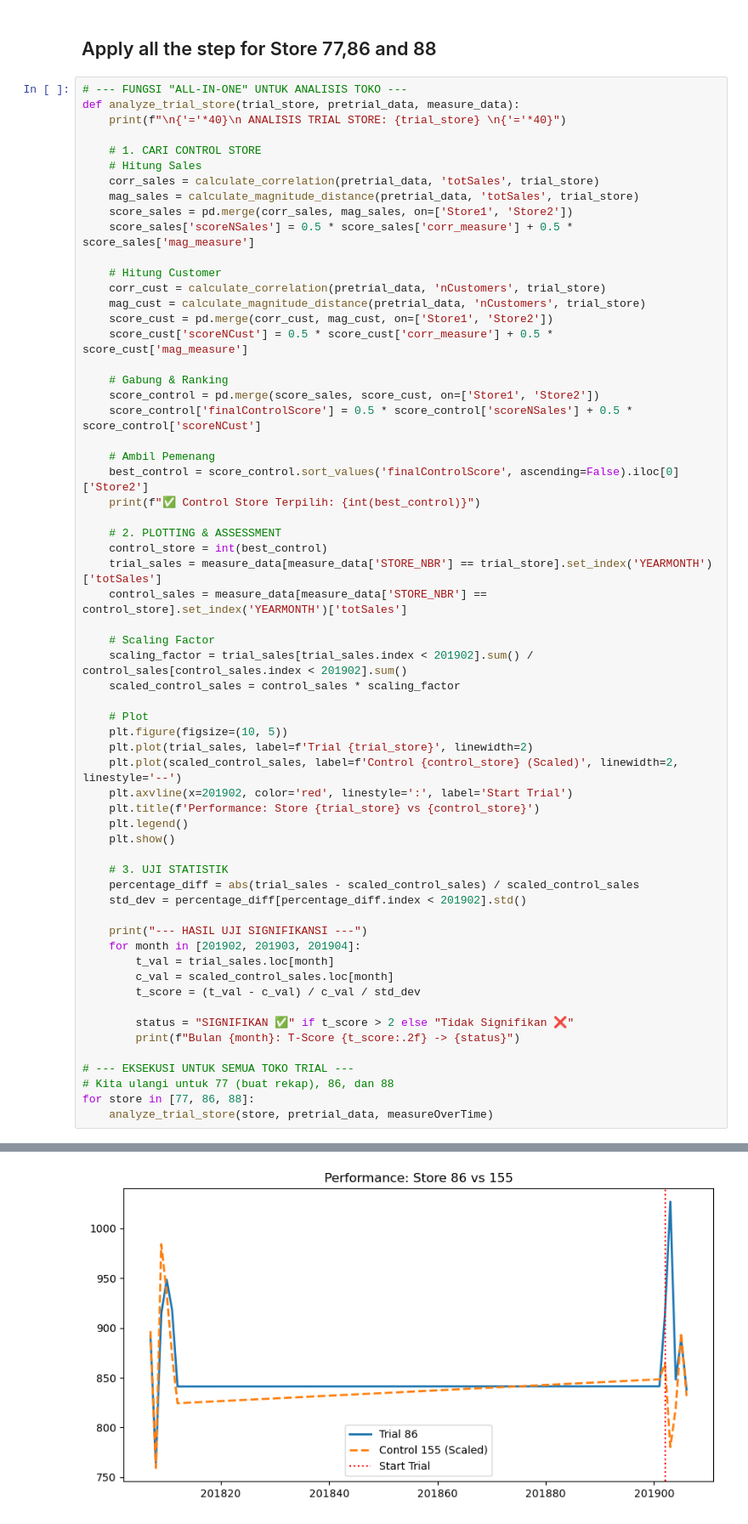
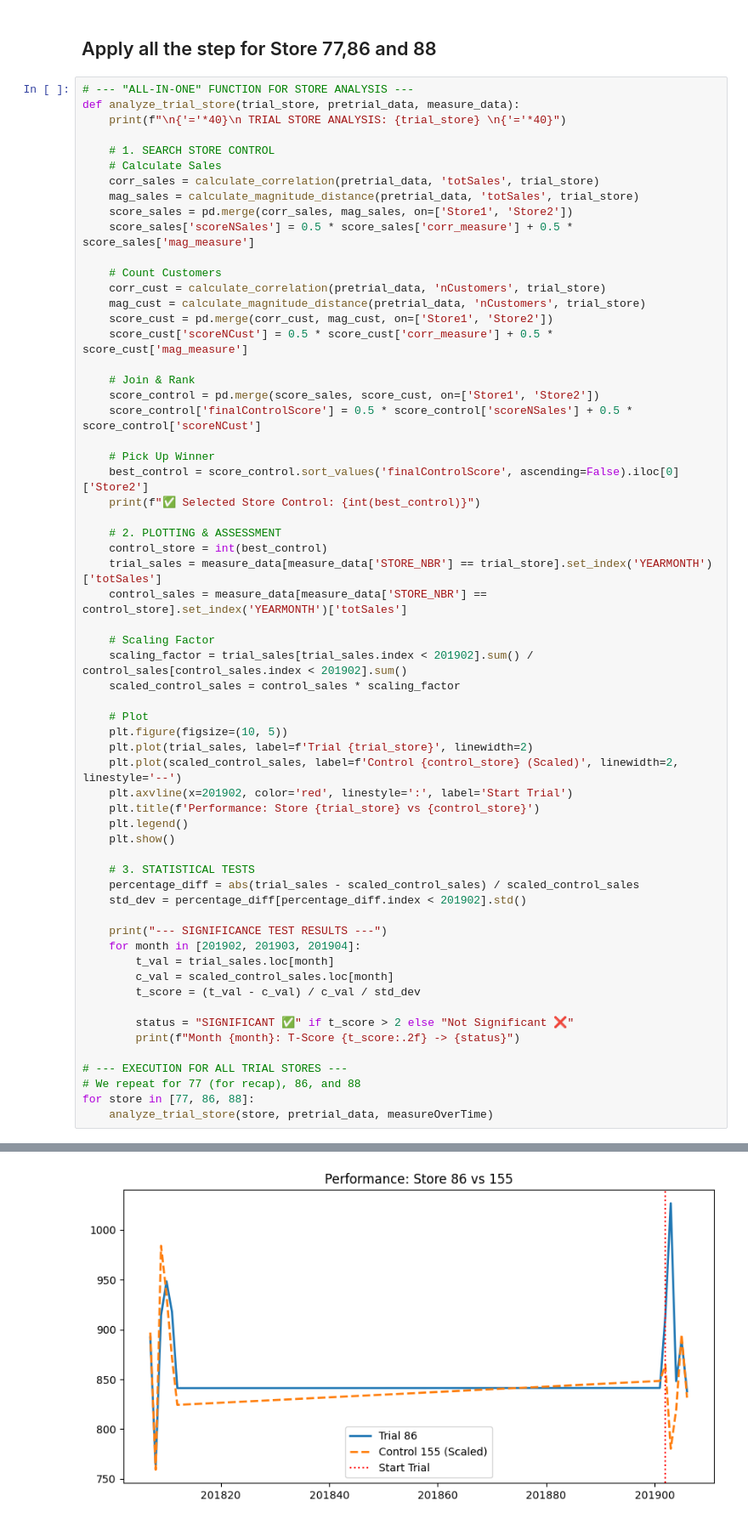
Before and after one commit to MuhZainur/Quantum_Project, a Jupyter notebook: DA/Julia_Analysis_Data_Task_2.ipynb, the cells around one changed output, grey strips where cells are left out. Shown at 85% size. Drawn from its saved outputs; the diff is of its cells as text.

```diff
--- a/DA/Julia_Analysis_Data_Task_2.ipynb
+++ b/DA/Julia_Analysis_Data_Task_2.ipynb
@@ -302,30 +302,30 @@ Bulan 201904: T-Value = 12.4764
 # %% [markdown]
 ## Apply all the step for Store 77,86 and 88
 # %%
-# --- FUNGSI "ALL-IN-ONE" UNTUK ANALISIS TOKO ---
+# --- "ALL-IN-ONE" FUNCTION FOR STORE ANALYSIS ---
 def analyze_trial_store(trial_store, pretrial_data, measure_data):
-    print(f"\n{'='*40}\n ANALISIS TRIAL STORE: {trial_store} \n{'='*40}")
+    print(f"\n{'='*40}\n TRIAL STORE ANALYSIS: {trial_store} \n{'='*40}")
 
-    # 1. CARI CONTROL STORE
-    # Hitung Sales
+    # 1. SEARCH STORE CONTROL
+    # Calculate Sales
     corr_sales = calculate_correlation(pretrial_data, 'totSales', trial_store)
     mag_sales = calculate_magnitude_distance(pretrial_data, 'totSales', trial_store)
     score_sales = pd.merge(corr_sales, mag_sales, on=['Store1', 'Store2'])
     score_sales['scoreNSales'] = 0.5 * score_sales['corr_measure'] + 0.5 * score_sales['mag_measure']
 
-    # Hitung Customer
+    # Count Customers
     corr_cust = calculate_correlation(pretrial_data, 'nCustomers', trial_store)
     mag_cust = calculate_magnitude_distance(pretrial_data, 'nCustomers', trial_store)
     score_cust = pd.merge(corr_cust, mag_cust, on=['Store1', 'Store2'])
     score_cust['scoreNCust'] = 0.5 * score_cust['corr_measure'] + 0.5 * score_cust['mag_measure']
 
-    # Gabung & Ranking
+    # Join & Rank
     score_control = pd.merge(score_sales, score_cust, on=['Store1', 'Store2'])
     score_control['finalControlScore'] = 0.5 * score_control['scoreNSales'] + 0.5 * score_control['scoreNCust']
 
-    # Ambil Pemenang
+    # Pick Up Winner
     best_control = score_control.sort_values('finalControlScore', ascending=False).iloc[0]['Store2']
-    print(f"✅ Control Store Terpilih: {int(best_control)}")
+    print(f"✅ Selected Store Control: {int(best_control)}")
 
     # 2. PLOTTING & ASSESSMENT
     control_store = int(best_control)
@@ -345,21 +345,21 @@ def analyze_trial_store(trial_store, pretrial_data, measure_data):
     plt.legend()
     plt.show()
 
-    # 3. UJI STATISTIK
+    # 3. STATISTICAL TESTS
     percentage_diff = abs(trial_sales - scaled_control_sales) / scaled_control_sales
     std_dev = percentage_diff[percentage_diff.index < 201902].std()
 
-    print("--- HASIL UJI SIGNIFIKANSI ---")
+    print("--- SIGNIFICANCE TEST RESULTS ---")
     for month in [201902, 201903, 201904]:
         t_val = trial_sales.loc[month]
         c_val = scaled_control_sales.loc[month]
         t_score = (t_val - c_val) / c_val / std_dev
 
-        status = "SIGNIFIKAN ✅" if t_score > 2 else "Tidak Signifikan ❌"
-        print(f"Bulan {month}: T-Score {t_score:.2f} -> {status}")
+        status = "SIGNIFICANT ✅" if t_score > 2 else "Not Significant ❌"
+        print(f"Month {month}: T-Score {t_score:.2f} -> {status}")
 
-# --- EKSEKUSI UNTUK SEMUA TOKO TRIAL ---
-# Kita ulangi untuk 77 (buat rekap), 86, dan 88
+# --- EXECUTION FOR ALL TRIAL STORES ---
+# We repeat for 77 (for recap), 86, and 88
 for store in [77, 86, 88]:
     analyze_trial_store(store, pretrial_data, measureOverTime)
 # %% [output]
@@ -380 +380 @@ Bulan 201904: T-Score 12.48 -> SIGNIFIKAN ✅
-[figure, old version]
+[figure, new version]
```
Also changed, not shown: parts of 5 cells of this notebook, 15 other files.
